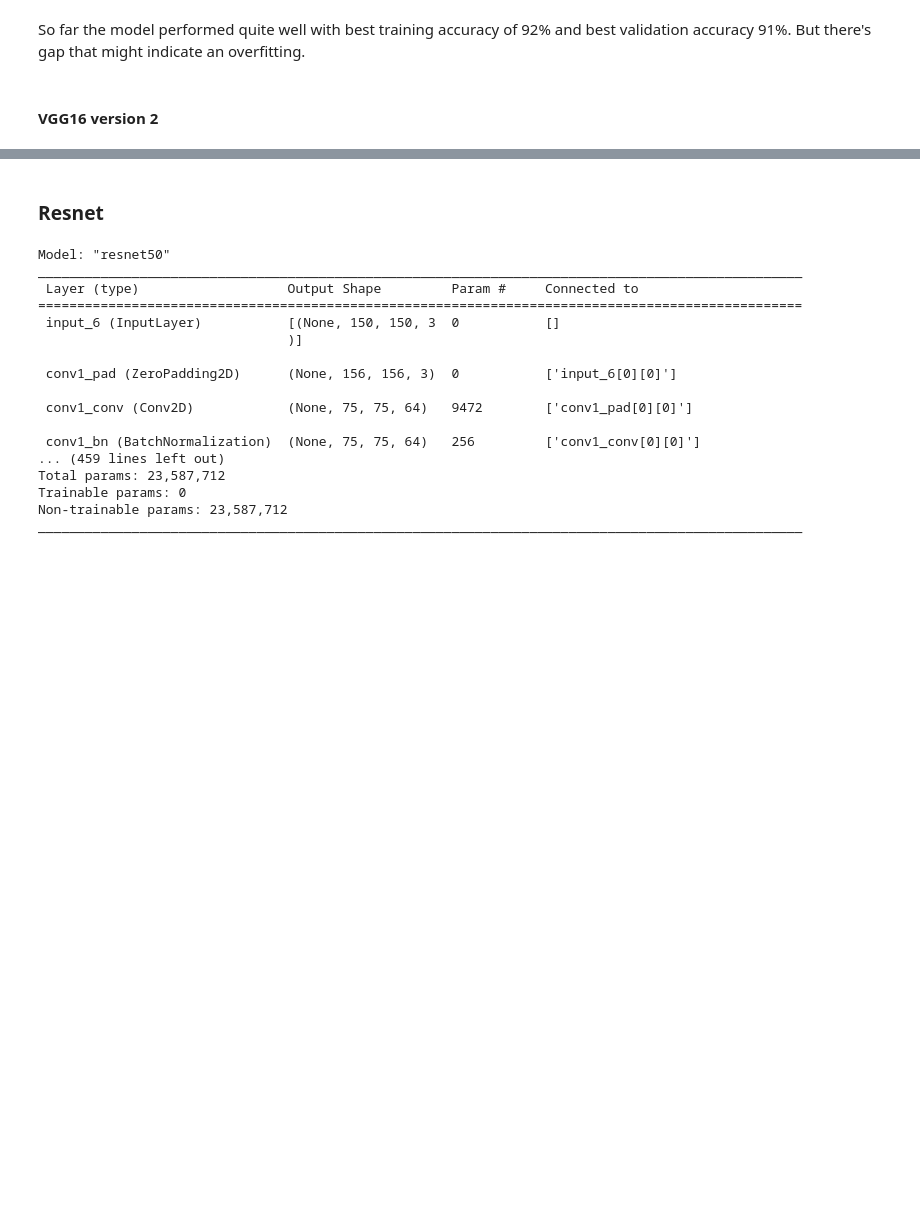
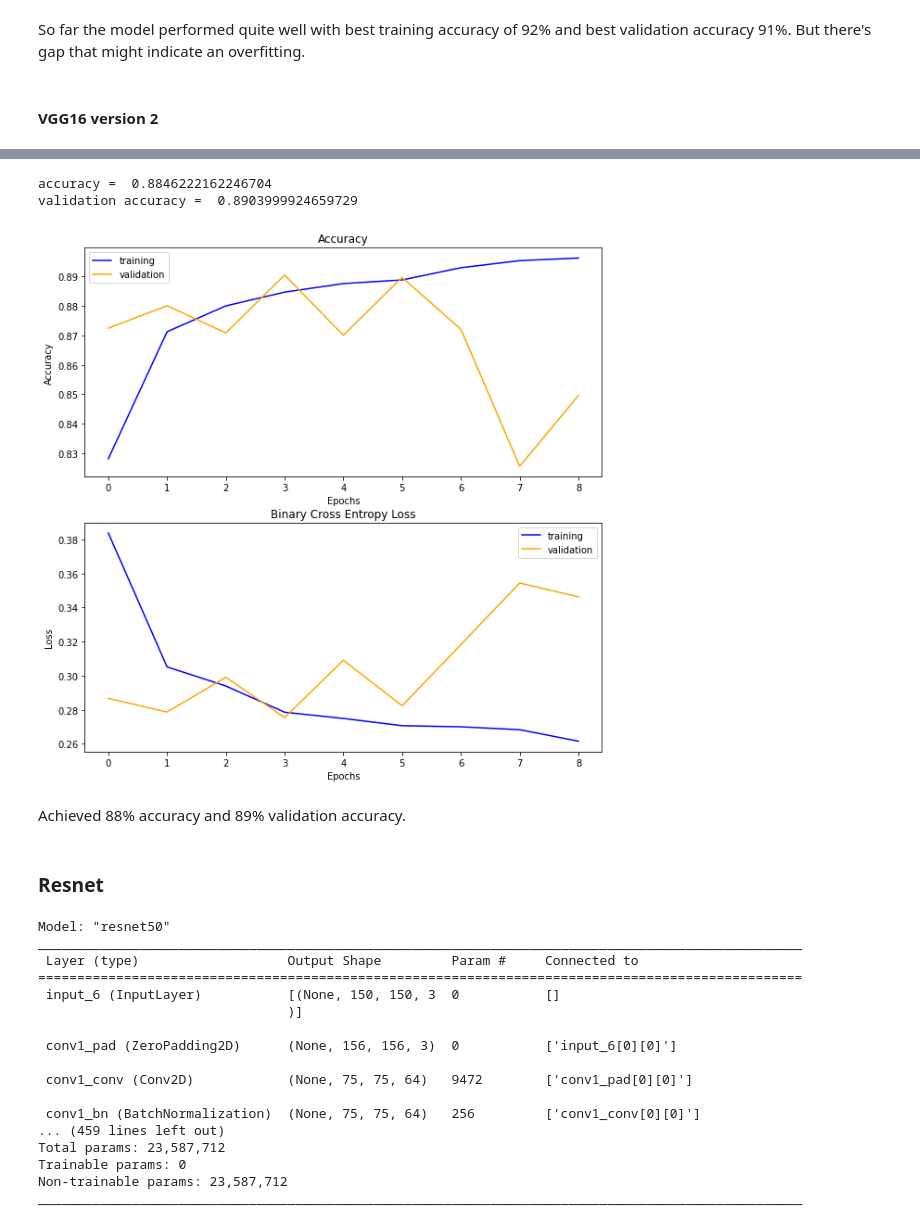
Before and after one commit to marcellinus-witarsah/dogs-vs-cats, a Jupyter notebook: dogs-vs-cats-model.ipynb, the cells around one changed output, grey strips where cells are left out. Drawn from its saved outputs; the diff is of its cells as text; code cells hidden in the pictures; blank space fills up the shorter version.

Commit message:
VGG version 2 achieved 88% accuracy and 89% validation accuracy

```diff
--- a/dogs-vs-cats-model.ipynb
+++ b/dogs-vs-cats-model.ipynb
@@ -815,7 +815,9 @@ modified_model = Sequential([
   base_model,
   Flatten(),
   Dense(units= 1024, activation='relu'),
-  Dropout(0.3),
+  Dropout(0.5),
+  Dense(units= 1024, activation='relu'),
+  Dropout(0.5),
   Dense(units= 1, activation='sigmoid'),
 ])
 modified_model.summary()
@@ -870,3 +888,19 @@ history_modified = modified_model.fit(train_generator,
+# %%
+import numpy as np
+# find index of max validation accruacy
+arg_index = np.argmax(history_modified.history['val_accuracy'])
+# highest performance validation accuracy and accuracy
+print("accuracy = ", history_modified.history['accuracy'][arg_index])
+print("validation accuracy = ", history_modified.history['val_accuracy'][arg_index])
+# %% [output]
+accuracy =  0.8846222162246704
+validation accuracy =  0.8903999924659729
+# %%
+model_diagnostics(history_modified)
+# %% [output]
+[figure, added]
+# %% [markdown]
+Achieved 88% accuracy and 89% validation accuracy.
 # %% [markdown]
 ### Resnet
 # %%
```
Also changed, not shown: parts of 2 cells of this notebook.
